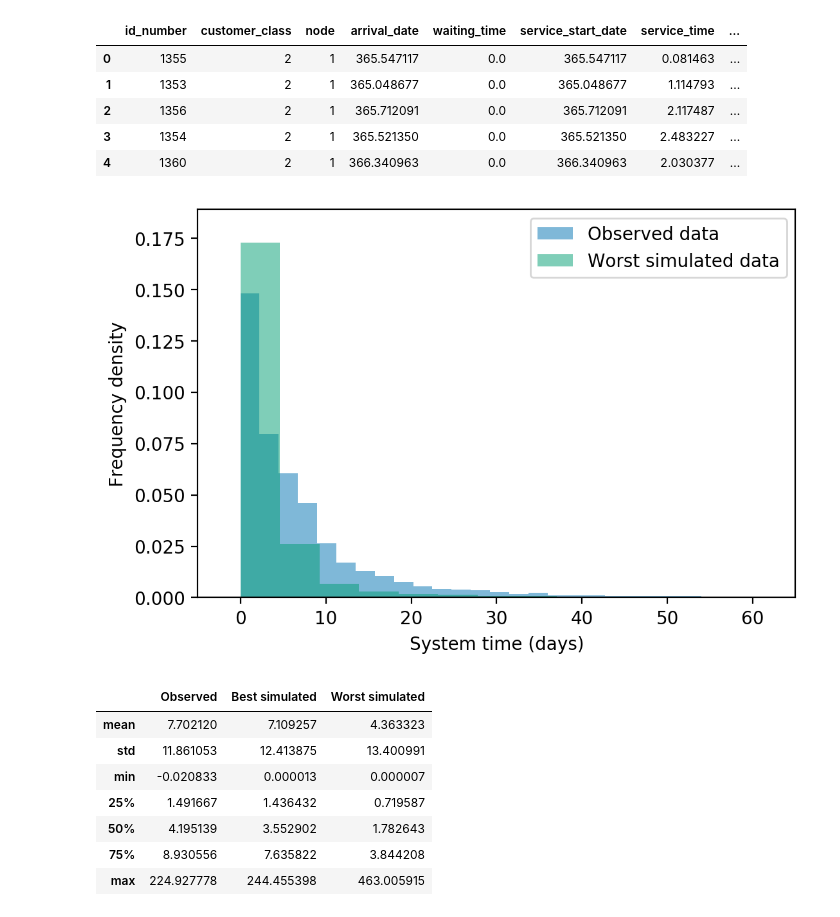
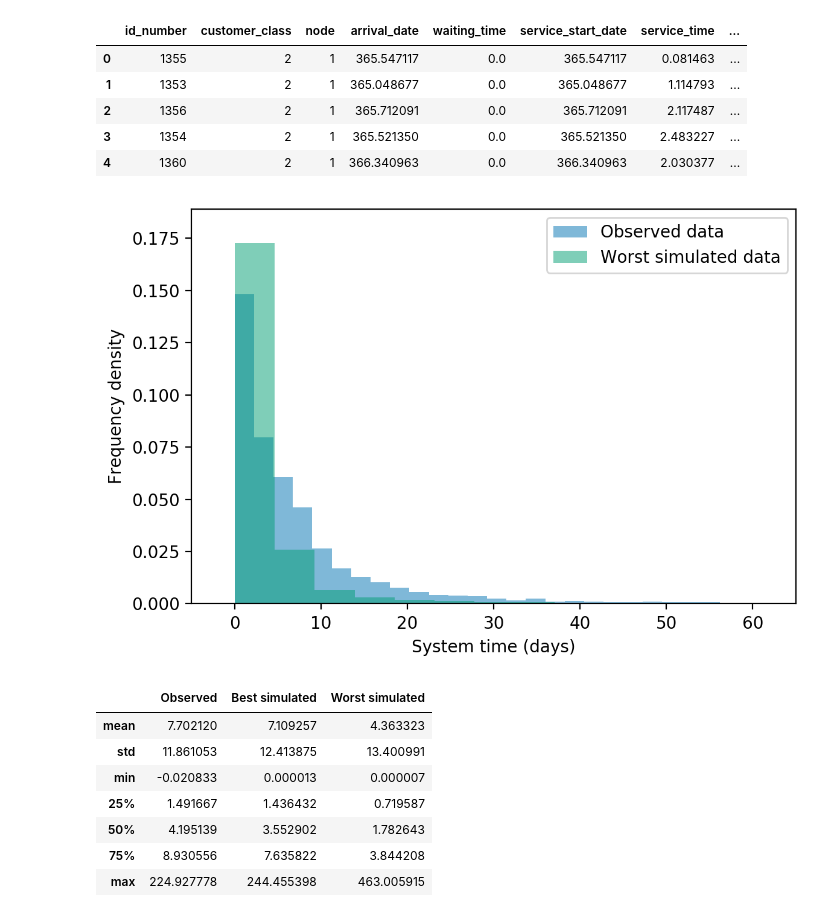
Before and after one commit to daffidwilde/copd-paper, a Jupyter notebook: nbs/wasserstein.ipynb, the cells around one changed output. Saved outputs shown, nothing was run; the diff lists cells and outputs as text; code cells hidden in the pictures.

Commit message:
Minor image formatting and spell-checking.

```diff
--- a/nbs/wasserstein.ipynb
+++ b/nbs/wasserstein.ipynb
@@ -221,27 +222,28 @@ worst_df.head()
 # %%
 fig, ax = plt.subplots(dpi=200)
 
 ax.hist(
     copd["true_los"],
     bins=100,
     alpha=0.5,
     density=True,
     label="Observed data",
 )
 ax.hist(worst_df["system_time"], bins=100, alpha=0.5, density=True, label="Worst simulated data")
 
 ax.set(
     xlim=(-5, 65),
     xlabel="System time (days)",
     ylim=(0, 0.189),
     ylabel="Frequency density",
 )
 
 ax.legend()
 
+plt.tight_layout()
 plt.savefig("../img/worst_params.pdf", transparent=True)
 # %% [output]
-[figure, old version]
+[figure, new version]
 # %%
 describes = pd.concat(
     [
```
Also changed, not shown: parts of 1 cell of this notebook, 5 other files.
